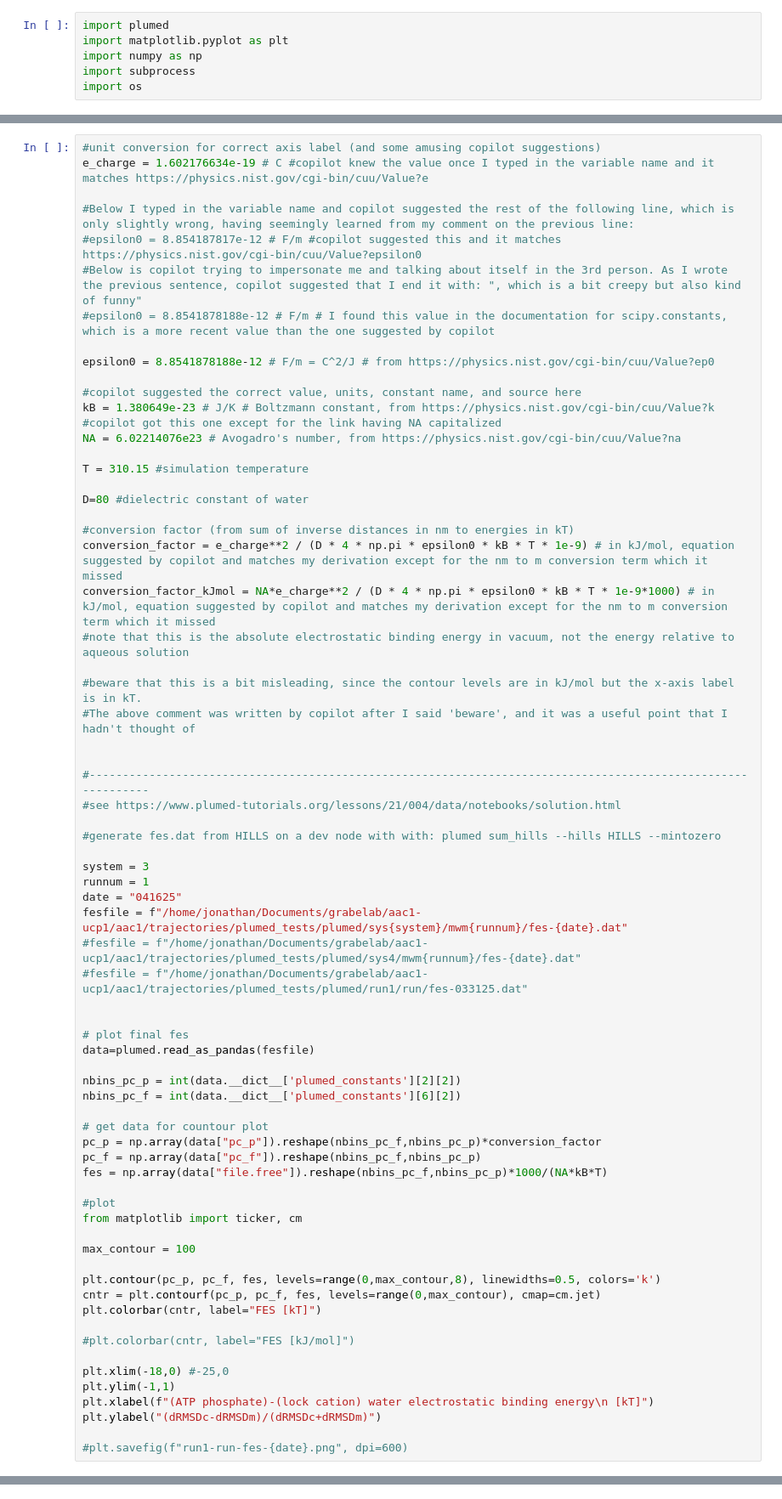
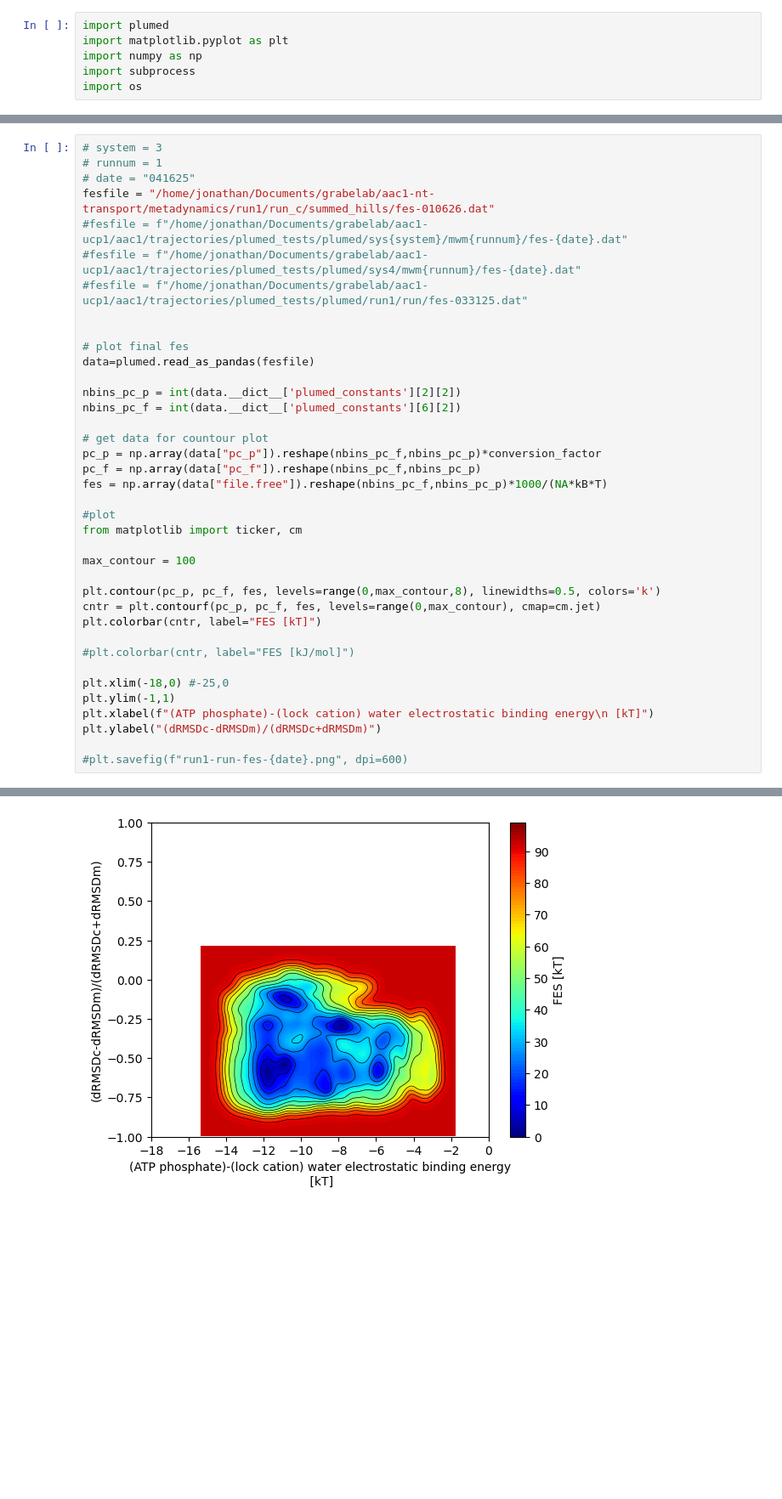
Before and after one commit to JonathanHB/aac1-nt-transport, a Jupyter notebook: metadynamics/run1/scripts/mtd-results-2.ipynb, the cells around one changed output, grey strips where cells are left out. Shown at 85% size. Cells and saved outputs as stored; diff of their text form; blank space fills up the shorter version.

```diff
--- a/metadynamics/run1/scripts/mtd-results-2.ipynb
+++ b/metadynamics/run1/scripts/mtd-results-2.ipynb
@@ -7,41 +43,9 @@ import os
 # %%
-#unit conversion for correct axis label (and some amusing copilot suggestions)
-e_charge = 1.602176634e-19 # C #copilot knew the value once I typed in the variable name and it matches https://physics.nist.gov/cgi-bin/cuu/Value?e
-
-#Below I typed in the variable name and copilot suggested the rest of the following line, which is only slightly wrong, having seemingly learned from my comment on the previous line:
-#epsilon0 = 8.854187817e-12 # F/m #copilot suggested this and it matches https://physics.nist.gov/cgi-bin/cuu/Value?epsilon0
-#Below is copilot trying to impersonate me and talking about itself in the 3rd person. As I wrote the previous sentence, copilot suggested that I end it with: ", which is a bit creepy but also kind of funny"
-#epsilon0 = 8.8541878188e-12 # F/m # I found this value in the documentation for scipy.constants, which is a more recent value than the one suggested by copilot
-
-epsilon0 = 8.8541878188e-12 # F/m = C^2/J # from https://physics.nist.gov/cgi-bin/cuu/Value?ep0
-
-#copilot suggested the correct value, units, constant name, and source here
-kB = 1.380649e-23 # J/K # Boltzmann constant, from https://physics.nist.gov/cgi-bin/cuu/Value?k
-#copilot got this one except for the link having NA capitalized
-NA = 6.02214076e23 # Avogadro's number, from https://physics.nist.gov/cgi-bin/cuu/Value?na
-
-T = 310.15 #simulation temperature
-
-D=80 #dielectric constant of water
-
-#conversion factor (from sum of inverse distances in nm to energies in kT)
-conversion_factor = e_charge**2 / (D * 4 * np.pi * epsilon0 * kB * T * 1e-9) # in kJ/mol, equation suggested by copilot and matches my derivation except for the nm to m conversion term which it missed
-conversion_factor_kJmol = NA*e_charge**2 / (D * 4 * np.pi * epsilon0 * kB * T * 1e-9*1000) # in kJ/mol, equation suggested by copilot and matches my derivation except for the nm to m conversion term which it missed
-#note that this is the absolute electrostatic binding energy in vacuum, not the energy relative to aqueous solution
-
-#beware that this is a bit misleading, since the contour levels are in kJ/mol but the x-axis label is in kT.
-#The above comment was written by copilot after I said 'beware', and it was a useful point that I hadn't thought of
-
-
-#-------------------------------------------------------------------------------------------------------------
-#see https://www.plumed-tutorials.org/lessons/21/004/data/notebooks/solution.html
-
-#generate fes.dat from HILLS on a dev node with with: plumed sum_hills --hills HILLS --mintozero
-
-system = 3
-runnum = 1
-date = "041625"
-fesfile = f"/home/jonathan/Documents/grabelab/aac1-ucp1/aac1/trajectories/plumed_tests/plumed/sys{system}/mwm{runnum}/fes-{date}.dat"
+# system = 3
+# runnum = 1
+# date = "041625"
+fesfile = "/home/jonathan/Documents/grabelab/aac1-nt-transport/metadynamics/run1/run_c/summed_hills/fes-010626.dat"
+#fesfile = f"/home/jonathan/Documents/grabelab/aac1-ucp1/aac1/trajectories/plumed_tests/plumed/sys{system}/mwm{runnum}/fes-{date}.dat"
 #fesfile = f"/home/jonathan/Documents/grabelab/aac1-ucp1/aac1/trajectories/plumed_tests/plumed/sys4/mwm{runnum}/fes-{date}.dat"
 #fesfile = f"/home/jonathan/Documents/grabelab/aac1-ucp1/aac1/trajectories/plumed_tests/plumed/run1/run/fes-033125.dat"
 
@@ -74,3 +78,4 @@ plt.xlabel(f"(ATP phosphate)-(lock cation) water electrostatic binding energy\n
 plt.ylabel("(dRMSDc-dRMSDm)/(dRMSDc+dRMSDm)")
 
 #plt.savefig(f"run1-run-fes-{date}.png", dpi=600)
+# %% [output]
@@ -76,0 +85 @@ plt.ylabel("(dRMSDc-dRMSDm)/(dRMSDc+dRMSDm)")
+[figure, added]
```
Also changed, not shown: parts of 4 cells of this notebook.
